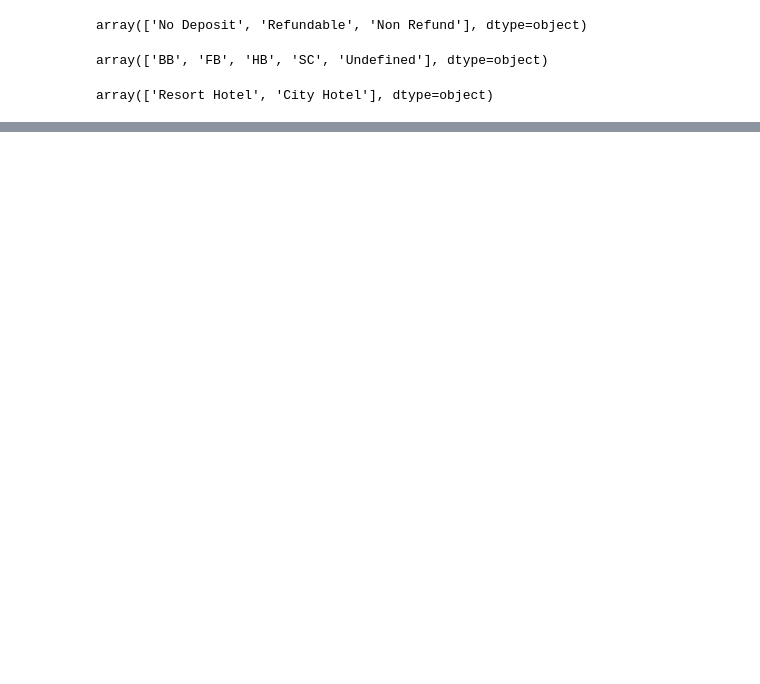
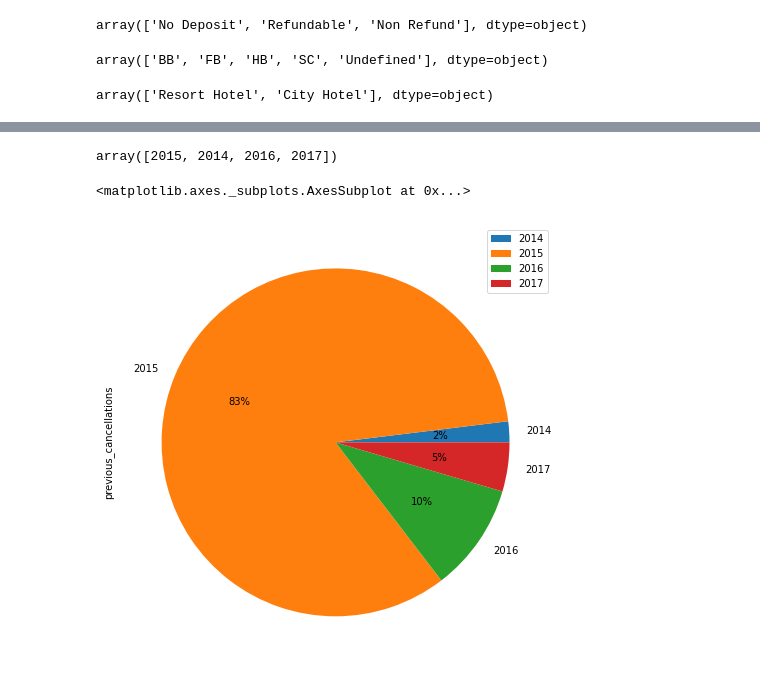
Before and after one commit to PrachiJadhav12/Hotel-Booking-Data_Analysis, a Jupyter notebook: Hotel_Booking_Analysis_Capstone_Project.ipynb, the cells around one changed output, grey strips where cells are left out. Cells and saved outputs as stored; diff of their text form; code cells hidden in the pictures; blank space fills up the shorter version.

```diff
--- a/Hotel_Booking_Analysis_Capstone_Project.ipynb
+++ b/Hotel_Booking_Analysis_Capstone_Project.ipynb
@@ -116,0 +260,3 @@ array(['Resort Hotel', 'City Hotel'], dtype=object)
+# %%
+df['year'] = pd.DatetimeIndex(df['reservation_status_date']).year
+df.head()
@@ -116,0 +271,11 @@ array(['Resort Hotel', 'City Hotel'], dtype=object)
+# %%
+df['year'].unique()
+# %% [output]
+array([2015, 2014, 2016, 2017])
+# %%
+#yearwise percentage of cancellations
+df.groupby(['year']).sum().plot(
+    kind='pie', y='previous_cancellations', autopct='%1.0f%%')
+# %% [output]
+<matplotlib.axes._subplots.AxesSubplot at 0x...>
+[figure, added]
```
Also changed, not shown: parts of 43 cells of this notebook.
